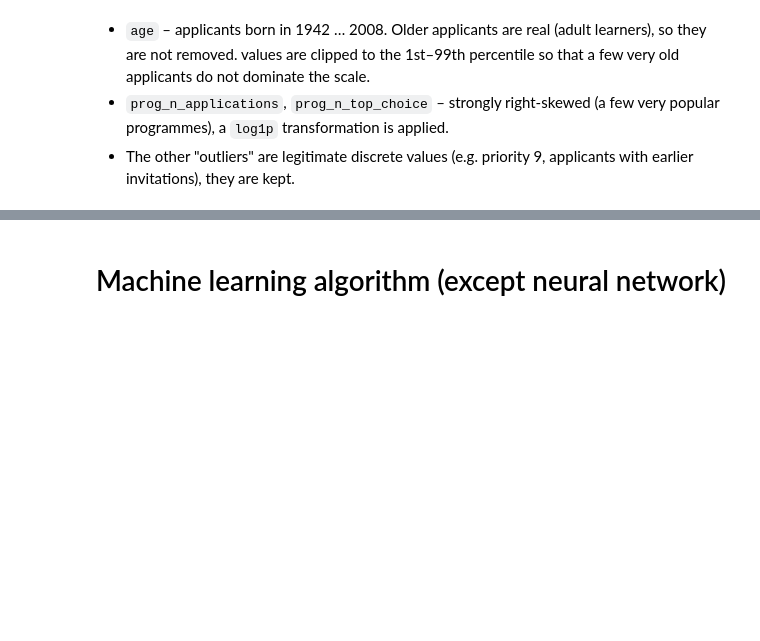
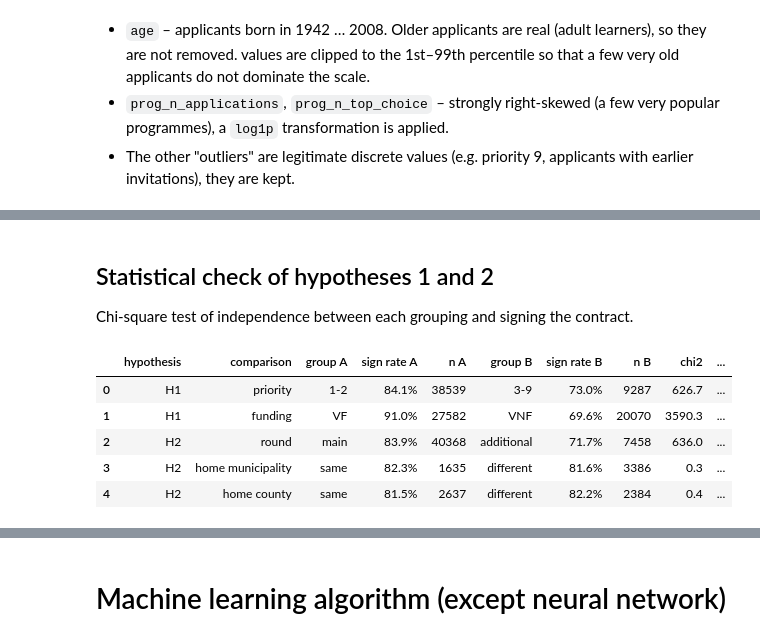
Before and after one commit to AxOxS/enrolmentPrediction, a Jupyter notebook: Individual_project.ipynb, the cells around one changed output, grey strips where cells are left out. Cells and saved outputs as stored; diff of their text form; code cells hidden in the pictures; blank space fills up the shorter version.

```diff
--- a/Individual_project.ipynb
+++ b/Individual_project.ipynb
@@ -501,0 +544,28 @@ NameError: name 'np' is not defined
+# %% [markdown]
+## Statistical check of hypotheses 1 and 2
+Chi-square test of independence between each grouping and signing the contract.
+# %%
+def compare(label, hypothesis, mask_a, mask_b, name_a, name_b):
+    a, b = data.loc[mask_a, "ar_pasirase"], data.loc[mask_b, "ar_pasirase"]
+    table = [[a.sum(), (~a).sum()], [b.sum(), (~b).sum()]]
+    chi2, p, _, _ = stats.chi2_contingency(table)
+    return {"hypothesis": hypothesis, "comparison": label, "group A": name_a, "sign rate A": a.mean(), "n A": len(a),
+            "group B": name_b, "sign rate B": b.mean(), "n B": len(b), "chi2": chi2, "p-value": p}
+
+
+tests = pd.DataFrame([
+    compare("priority", "H1", data["prioriteto_nr"] <= 2, data["prioriteto_nr"] >= 3, "1-2", "3-9"),
+    compare("funding", "H1", data["finansavimas"] == "VF", data["finansavimas"] == "VNF", "VF", "VNF"),
+    compare("round", "H2", data["etapas"] == "main", data["etapas"] != "main", "main", "additional"),
+    compare("home municipality", "H2", data["same_municipality"] == "yes", data["same_municipality"] == "no",
+            "same", "different"),
+    compare("home county", "H2", data["same_county"] == "yes", data["same_county"] == "no", "same", "different"),
+])
+tests.style.format({"sign rate A": "{:.1%}", "sign rate B": "{:.1%}", "chi2": "{:.1f}", "p-value": "{:.2e}"})
+# %% [output]
+|  | hypothesis | comparison | group A | sign rate A | n A | group B | sign rate B | n B | chi2 | ... |
+| 0 | H1 | priority | 1-2 | 84.1% | 38539 | 3-9 | 73.0% | 9287 | 626.7 | ... |
+| 1 | H1 | funding | VF | 91.0% | 27582 | VNF | 69.6% | 20070 | 3590.3 | ... |
+| 2 | H2 | round | main | 83.9% | 40368 | additional | 71.7% | 7458 | 636.0 | ... |
+| 3 | H2 | home municipality | same | 82.3% | 1635 | different | 81.6% | 3386 | 0.3 | ... |
+| 4 | H2 | home county | same | 81.5% | 2637 | different | 82.2% | 2384 | 0.4 | ... |
```
Also changed, not shown: parts of 6 cells of this notebook.
